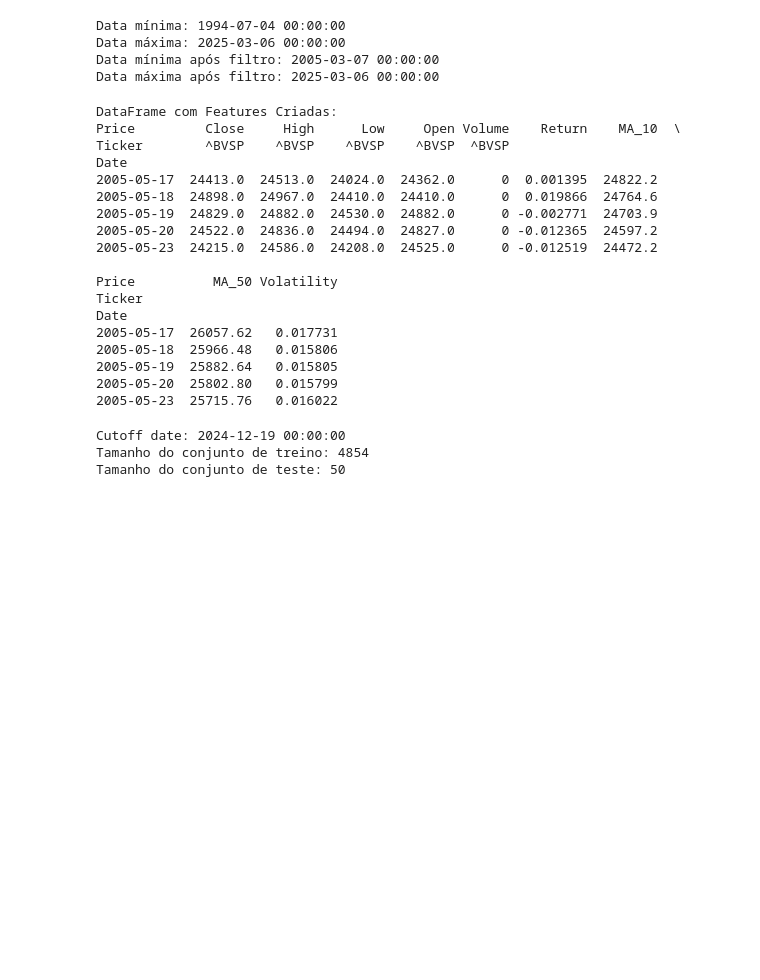
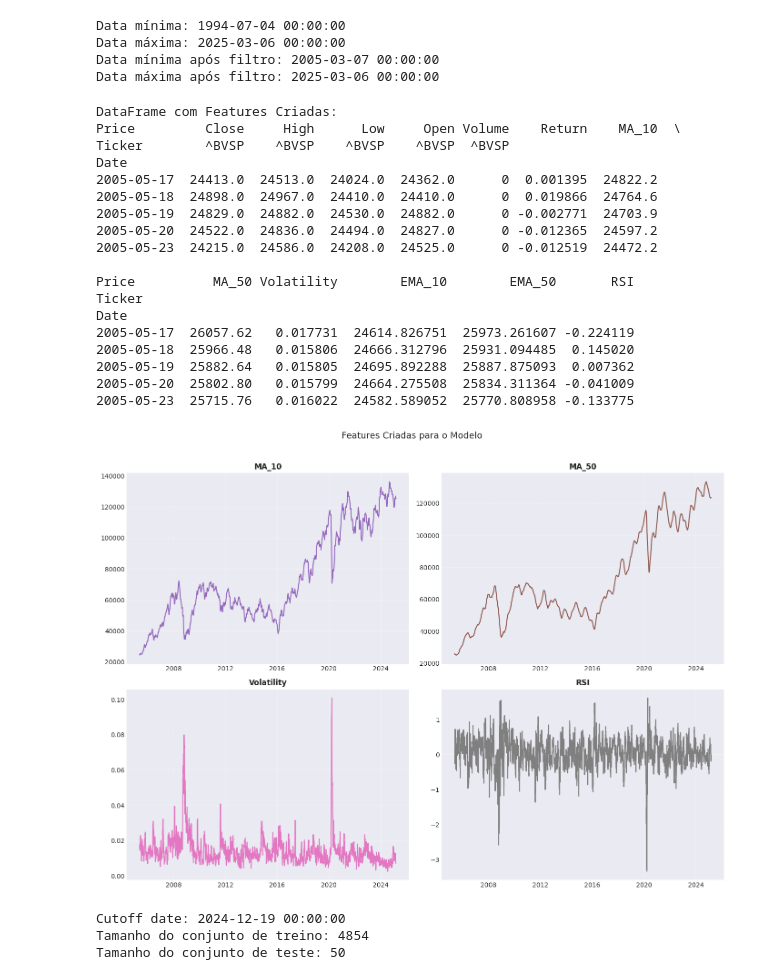
Before and after one commit to laribar/TechChallenge2, a Jupyter notebook: TechChallenge_2_R20.97.ipynb, the cells around one changed output. Drawn from its saved outputs; the diff is of its cells as text; code cells hidden in the pictures; blank space fills up the shorter version.

```diff
--- a/TechChallenge_2_R20.97.ipynb
+++ b/TechChallenge_2_R20.97.ipynb
@@ -122,10 +124,15 @@ df['Return'] = df[('Close', '^BVSP')].pct_change()  # Retornos diários
 df['MA_10'] = df[('Close', '^BVSP')].rolling(window=10).mean()  # Média móvel de 10 dias
 df['MA_50'] = df[('Close', '^BVSP')].rolling(window=50).mean()  # Média móvel de 50 dias
 df['Volatility'] = df['Return'].rolling(window=10).std()  # Volatilidade de 10 dias
+# Adicionar mais features
+df['EMA_10'] = df[('Close', '^BVSP')].ewm(span=10, adjust=False).mean()  # Média móvel exponencial
+df['EMA_50'] = df[('Close', '^BVSP')].ewm(span=50, adjust=False).mean()
+df['RSI'] = 100 - (100 / (1 + df['Return'].rolling(window=14).mean()))  # RSI (Relative Strength Index)
 
 # 🔹 Remover valores NaN gerados pelas operações de rolling
 df = df.dropna()
 
+
 print("DataFrame com Features Criadas:")
 print(df.head())
 # %% [output]
@@ -139,14 +146,31 @@ Date
 2005-05-20  24522.0  24836.0  24494.0  24827.0      0 -0.012365  24597.2
 2005-05-23  24215.0  24586.0  24208.0  24525.0      0 -0.012519  24472.2
 
-Price          MA_50 Volatility
+Price          MA_50 Volatility        EMA_10        EMA_50       RSI
 Ticker
 Date
-2005-05-17  26057.62   0.017731
-2005-05-18  25966.48   0.015806
-2005-05-19  25882.64   0.015805
-2005-05-20  25802.80   0.015799
-2005-05-23  25715.76   0.016022
+2005-05-17  26057.62   0.017731  24614.826751  25973.261607 -0.224119
+2005-05-18  25966.48   0.015806  24666.312796  25931.094485  0.145020
+2005-05-19  25882.64   0.015805  24695.892288  25887.875093  0.007362
+2005-05-20  25802.80   0.015799  24664.275508  25834.311364 -0.041009
+2005-05-23  25715.76   0.016022  24582.589052  25770.808958 -0.133775
+# %%
+# Plot das features
+features = ['MA_10', 'MA_50', 'Volatility', 'RSI']
+colors = ['#9467bd', '#8c564b', '#e377c2', '#7f7f7f']
+
+plt.figure(figsize=(14, 10))
+for i, feature in enumerate(features):
+    plt.subplot(2, 2, i+1)
+    plt.plot(df[feature], color=colors[i], linewidth=1.5)
+    plt.title(feature, fontweight='bold')
+    plt.grid(alpha=0.3)
+
+plt.suptitle('Features Criadas para o Modelo', y=1.02, fontsize=14)
+plt.tight_layout()
+plt.show()
+# %% [output]
+[figure, added]
 # %%
 # 🔹 Definir cutoff_date dentro do intervalo de datas do DataFrame
 cutoff_date = df.index[int(0.99 * len(df))]  # 80% dos dados para treino
```
Also changed, not shown: parts of 17 cells of this notebook.
